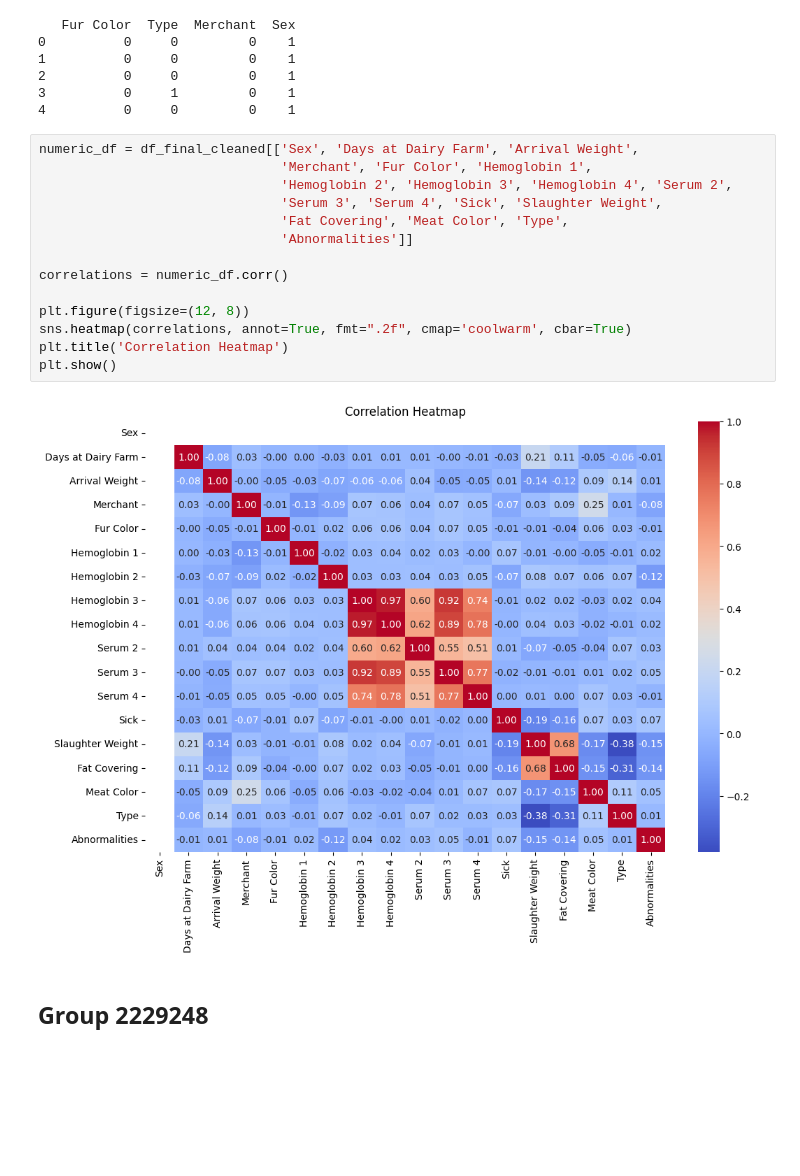
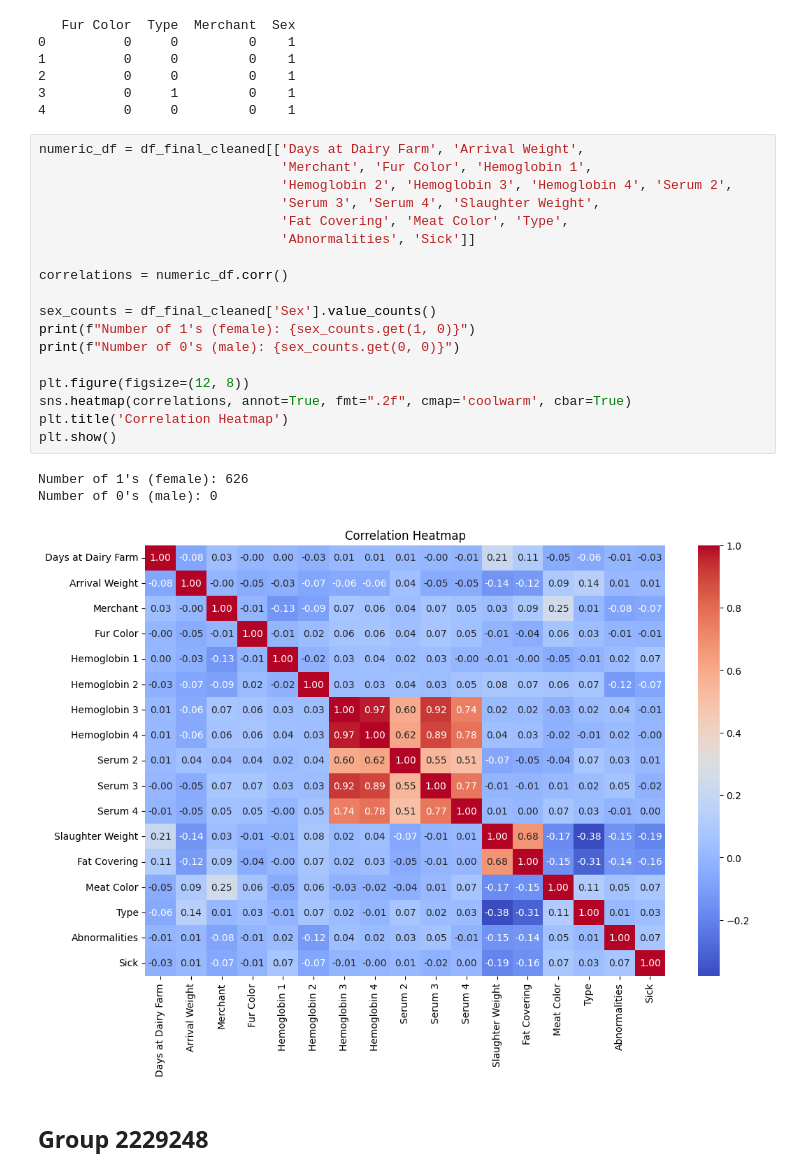
Before and after one commit to AI-Farming-Thewi/cows_analysis, a Jupyter notebook: Farms analysis.ipynb, the cells around one changed output. Cells and saved outputs as stored; diff of their text form; blank space fills up the shorter version.

Commit message:
Moved sick (target) to the end in every graph

```diff
--- a/Farms analysis.ipynb
+++ b/Farms analysis.ipynb
@@ -1525,21 +1535,27 @@ print(df_final_cleaned[['Fur Color', 'Type', 'Merchant', 'Sex']].head(5))
 3          0     1         0    1
 4          0     0         0    1
 # %%
-numeric_df = df_final_cleaned[['Sex', 'Days at Dairy Farm', 'Arrival Weight',
+numeric_df = df_final_cleaned[['Days at Dairy Farm', 'Arrival Weight',
                                'Merchant', 'Fur Color', 'Hemoglobin 1',
                                'Hemoglobin 2', 'Hemoglobin 3', 'Hemoglobin 4', 'Serum 2',
-                               'Serum 3', 'Serum 4', 'Sick', 'Slaughter Weight',
+                               'Serum 3', 'Serum 4', 'Slaughter Weight',
                                'Fat Covering', 'Meat Color', 'Type',
-                               'Abnormalities']]
+                               'Abnormalities', 'Sick']]
 
 correlations = numeric_df.corr()
+
+sex_counts = df_final_cleaned['Sex'].value_counts()
+print(f"Number of 1's (female): {sex_counts.get(1, 0)}")
+print(f"Number of 0's (male): {sex_counts.get(0, 0)}")
 
 plt.figure(figsize=(12, 8))
 sns.heatmap(correlations, annot=True, fmt=".2f", cmap='coolwarm', cbar=True)
 plt.title('Correlation Heatmap')
 plt.show()
 # %% [output]
+Number of 1's (female): 626
+Number of 0's (male): 0
-[figure, old version]
+[figure, new version]
 # %% [markdown]
 ## Group 2229248
 # %% [markdown]
```
Also changed, not shown: parts of 18 cells of this notebook.
